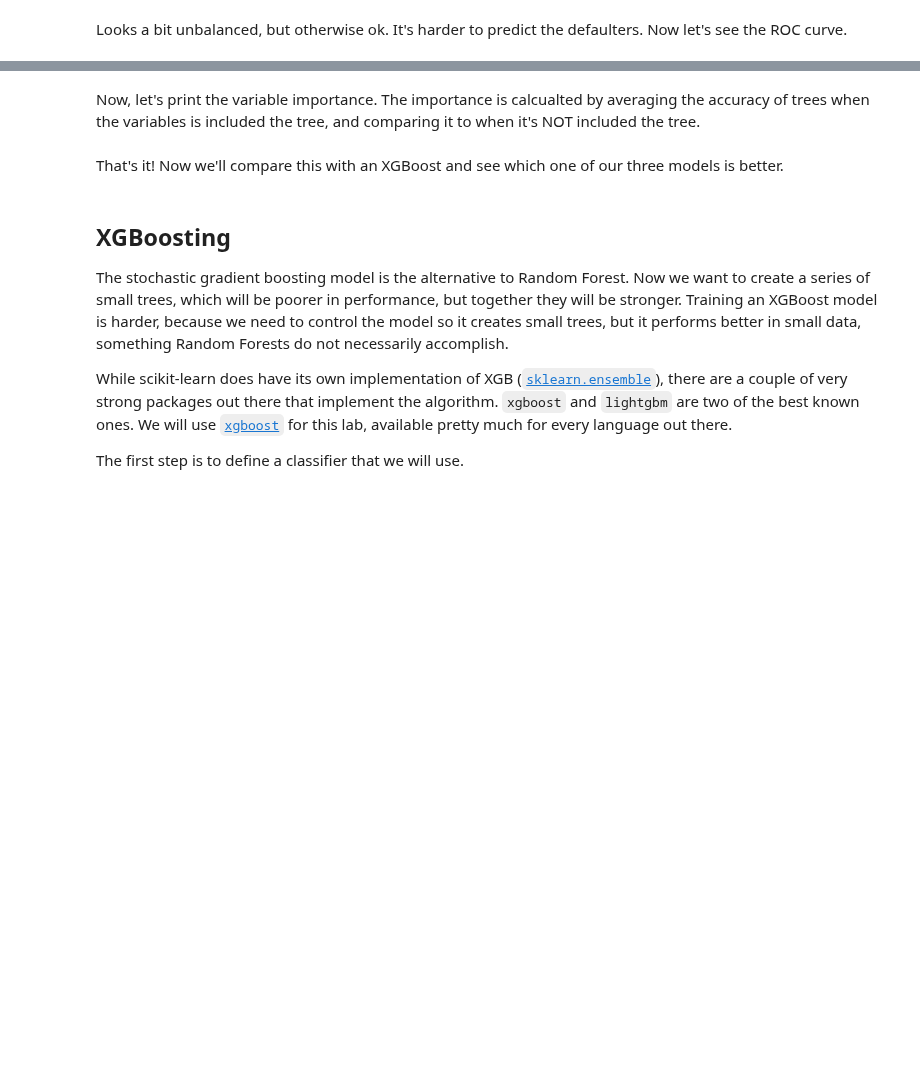
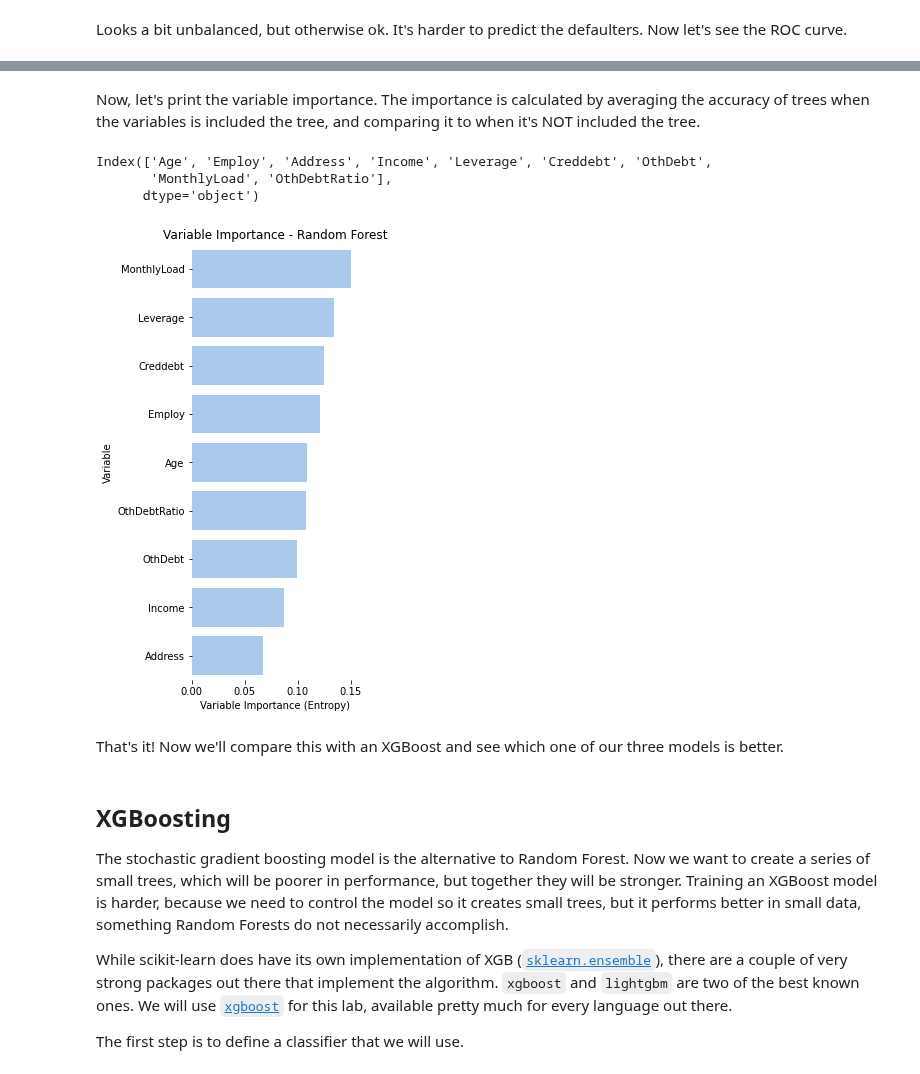
Before and after one commit to CBravoR/AdvancedAnalyticsLabs, a Jupyter notebook: notebooks/python/Lab_7_Ensembles.ipynb, the cells around one changed output, grey strips where cells are left out. Saved outputs shown, nothing was run; the diff lists cells and outputs as text; code cells hidden in the pictures; blank space fills up the shorter version.

```diff
--- a/notebooks/python/Lab_7_Ensembles.ipynb
+++ b/notebooks/python/Lab_7_Ensembles.ipynb
@@ -104,11 +142,11 @@ bankloan_rf = RandomForestClassifier(n_estimators=1000, # Number of trees to tra
                        criterion='entropy', # How to train the trees. Also supports gini.
                        max_depth=None, # Max depth of the trees. Not necessary to change.
                        min_samples_split=2, # Minimum samples to create a split.
-                       min_samples_leaf=0.001, # Minimum samples in a leaf. Accepts fractions for %. This is 0.1% of sample.
+                       min_samples_leaf=0.0001, # Minimum samples in a leaf. Accepts fractions for %. This is 0.1% of sample.
                        min_weight_fraction_leaf=0.0, # Same as above, but uses the class weights.
                        max_features='auto', # Maximum number of features per split (not tree!) by default is sqrt(vars)
                        max_leaf_nodes=None, # Maximum number of nodes.
-                       min_impurity_decrease=0.0001, # Minimum impurity decrease. This is 10^-4.
+                       min_impurity_decrease=0.00001, # Minimum impurity decrease. This is 10^-4.
                        bootstrap=True, # If sample with repetition. For large samples (>100.000) set to false.
                        oob_score=True,  # If report accuracy with non-selected cases.
                        n_jobs=2, # Parallel processing. Set to the number of cores you have. Watch your RAM!!
@@ -188,18 +258,27 @@ plt.show()
 # %% [markdown]
-Now, let's print the variable importance. The importance is calcualted by averaging the accuracy of trees when the variables is included the tree, and comparing it to when it's NOT included the tree.
+Now, let's print the variable importance. The importance is calculated by averaging the accuracy of trees when the variables is included the tree, and comparing it to when it's NOT included the tree.
+# %%
+bankloan_train_noWoE.iloc[:, :-1].columns
+# %% [output]
+Index(['Age', 'Employ', 'Address', 'Income', 'Leverage', 'Creddebt', 'OthDebt',
+       'MonthlyLoad', 'OthDebtRatio'],
+      dtype='object')
 # %%
 # Plot variable importance
 importances = bankloan_rf.feature_importances_
 indices = np.argsort(importances)[::-1]
 
 f, ax = plt.subplots(figsize=(3, 8))
 plt.title("Variable Importance - Random Forest")
 sns.set_color_codes("pastel")
-sns.barplot(y=[bankloan_train_noWoE.iloc[:, :-1].columns[i] for i in indices], x=importances[indices],
+sns.barplot(y=[bankloan_train_noWoE.iloc[:, :-1].columns[i] for i in indices],
+            x=importances[indices],
             label="Total", color="b")
 ax.set(ylabel="Variable",
        xlabel="Variable Importance (Entropy)")
 sns.despine(left=True, bottom=True)
+# %% [output]
+[figure, added]
 # %% [markdown]
 That's it! Now we'll compare this with an XGBoost and see which one of our three models is better.
 # %% [markdown]
```
Also changed, not shown: parts of 28 cells of this notebook.
